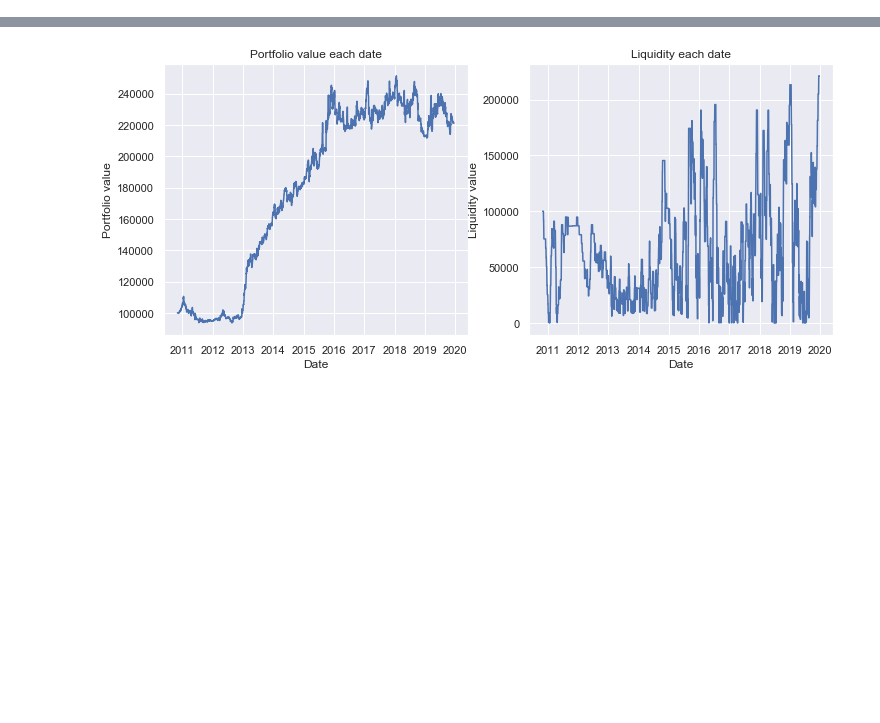
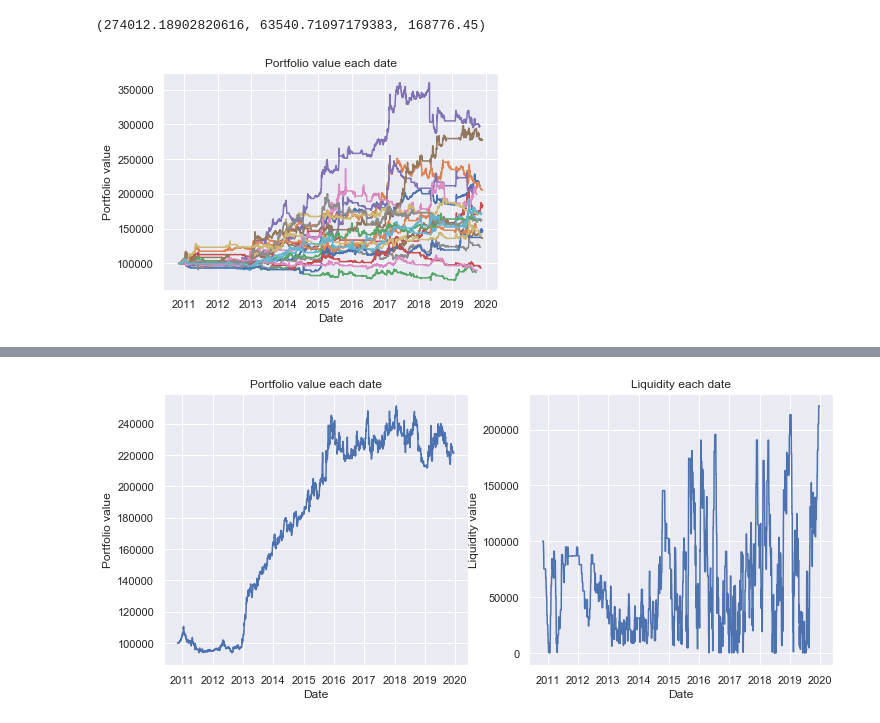
Before and after one commit to agatons/EPFL-financial-big-data, a Jupyter notebook: ta_method/test.ipynb, the cells around one changed output, grey strips where cells are left out. Saved outputs shown, nothing was run; the diff lists cells and outputs as text; code cells hidden in the pictures; blank space fills up the shorter version.

```diff
--- a/ta_method/test.ipynb
+++ b/ta_method/test.ipynb
@@ -59,0 +64,19 @@ Wall time: 43min 29s
+# %%
+import matplotlib.pyplot as plt
+plt.title('Portfolio value each date')
+plt.xlabel('Date')
+plt.ylabel('Portfolio value')
+final_port_value = []
+series_port_values = []
+for money_d in money_dfs:
+    plt.plot(money_d.index, money_d.portfolio_value)
+    final_port_value.append(int(money_d.portfolio_value.values[-1]))
+    series_port_values.append(money_d.portfolio_value)
+
+mean = np.asarray(final_port_value).mean()
+ci_upper = np.asarray(final_port_value).mean() + 1.96 * np.asarray(final_port_value).std()
+ci_lower = np.asarray(final_port_value).mean() - 1.96 * np.asarray(final_port_value).std()
+ci_upper, ci_lower, mean
+# %% [output]
+(274012.18902820616, 63540.71097179383, 168776.45)
+[figure, added]
```
Also changed, not shown: parts of 8 cells of this notebook, 10 other files.
